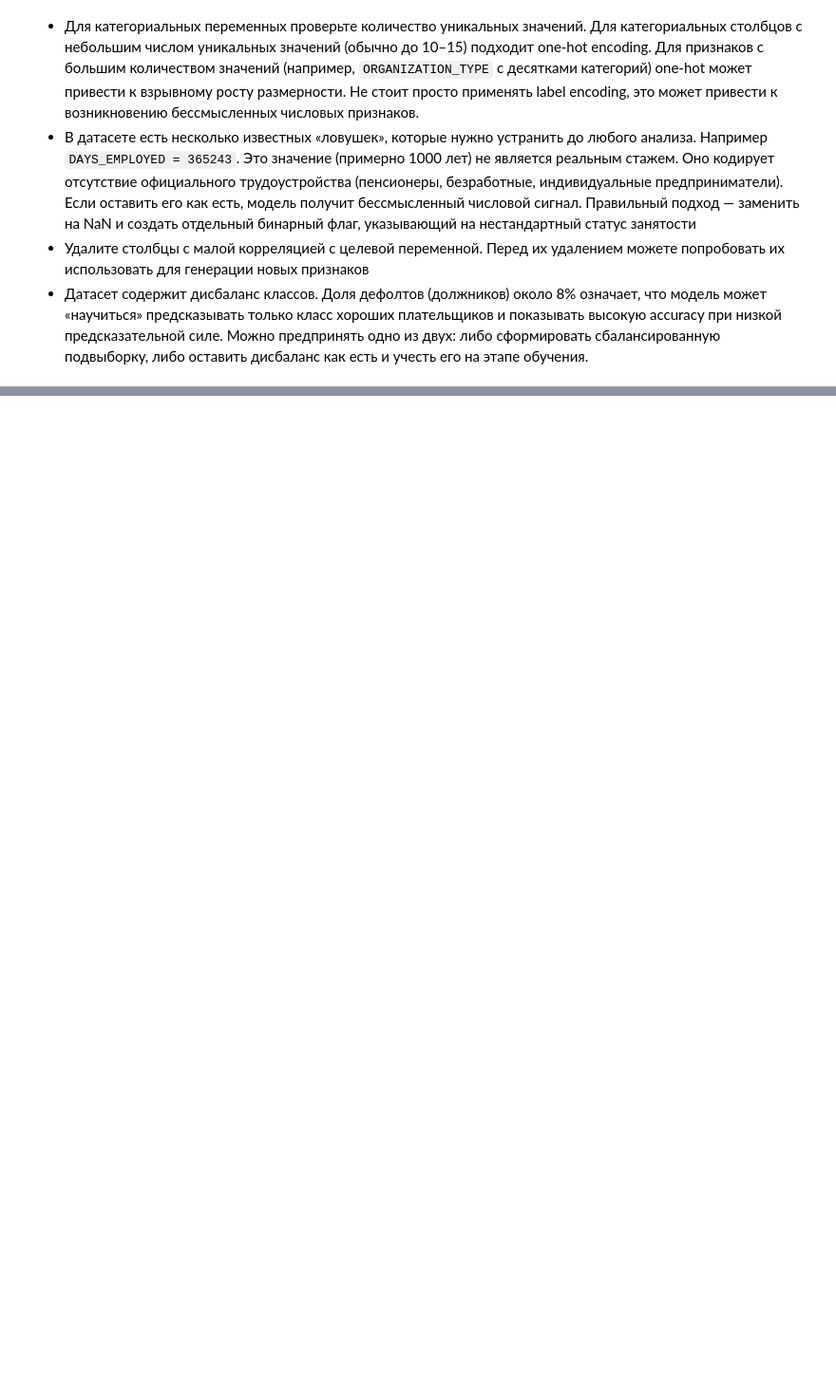
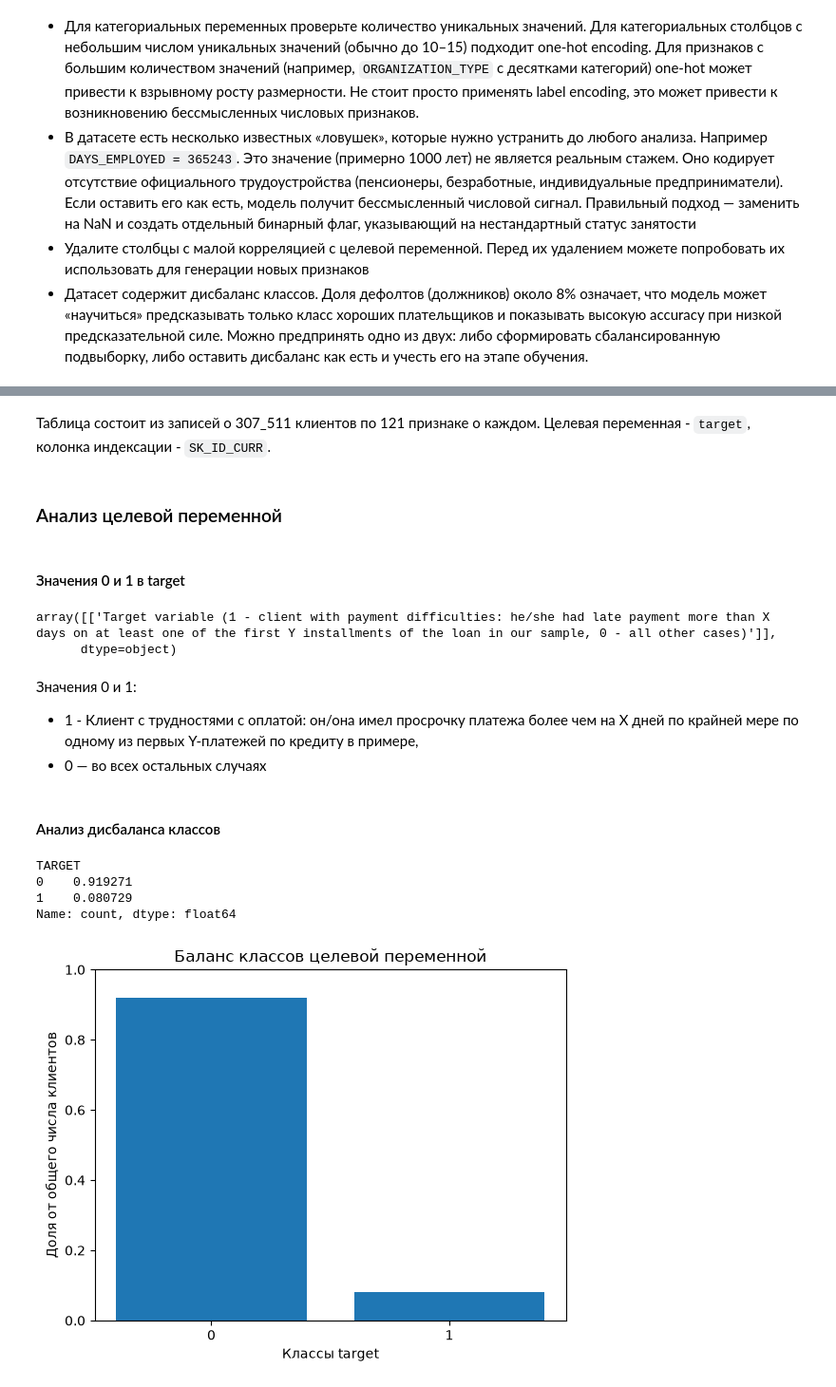
Before and after one commit to CondoR-R/university, a Jupyter notebook: интелектуальные_системы/practice/01_EDA.ipynb, the cells around one changed output, grey strips where cells are left out. Shown at 95% size. Saved outputs shown, nothing was run; the diff lists cells and outputs as text; code cells hidden in the pictures; blank space fills up the shorter version.

Commit message:
интелект системы: EDA, анализ целевой переменной

```diff
--- a/интелектуальные_системы/practice/01_EDA.ipynb
+++ b/интелектуальные_системы/practice/01_EDA.ipynb
@@ -38,0 +48,4 @@ https://www.kaggle.com/competitions/home-credit-default-risk/data
+# %%
+PATH = pathlib.Path('data/raw')
+for f in pathlib.Path(PATH).iterdir():
+    print(f)
@@ -38,0 +81,4 @@ https://www.kaggle.com/competitions/home-credit-default-risk/data
+# %%
+df = pd.read_csv(PATH/'application_train.csv', index_col='SK_ID_CURR')
+print(f'Размер: {df.shape}')
+df.head()
@@ -38,0 +95,35 @@ https://www.kaggle.com/competitions/home-credit-default-risk/data
+# %% [markdown]
+Таблица состоит из записей о 307_511 клиентов по 121 признаке о каждом. Целевая переменная - `target`, колонка индексации - `SK_ID_CURR`.
+# %% [markdown]
+### Анализ целевой переменной
+# %% [markdown]
+#### Значения 0 и 1 в target
+# %%
+decribes = pd.read_csv(PATH/'HomeCredit_columns_description.csv', encoding='cp1251')
+decribes.loc[decribes['Row'] == 'TARGET', ['Description']].values
+# %% [output]
+array([['Target variable (1 - client with payment difficulties: he/she had late payment more than X days on at least one of the first Y installments of the loan in our sample, 0 - all other cases)']],
+      dtype=object)
+# %% [markdown]
+Значения 0 и 1:
+- 1 - Клиент с трудностями с оплатой: он/она имел просрочку платежа более чем на X дней по крайней мере по одному из первых Y-платежей по кредиту в примере,
+- 0 — во всех остальных случаях
+# %% [markdown]
+#### Анализ дисбаланса классов
+# %%
+target = df.groupby('TARGET')['TARGET'].value_counts() / len(df)
+print(target)
+
+plt.title('Баланс классов целевой переменной')
+plt.bar(target.index, target)
+plt.ylabel('Доля от общего числа клиентов')
+plt.ylim(0, 1)
+plt.xlabel('Классы target')
+plt.xticks([0, 1])
+plt.show()
+# %% [output]
+TARGET
+0    0.919271
+1    0.080729
+Name: count, dtype: float64
+[figure, added]
```
Also changed, not shown: parts of 14 cells of this notebook.
